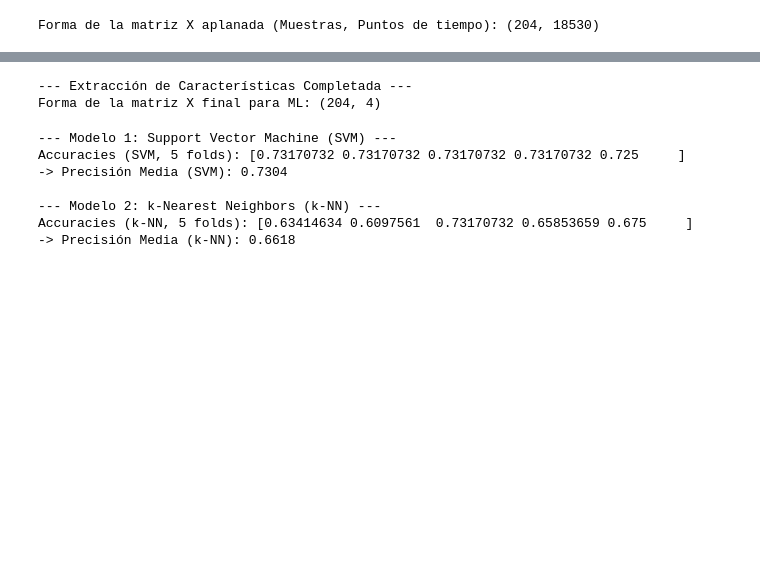
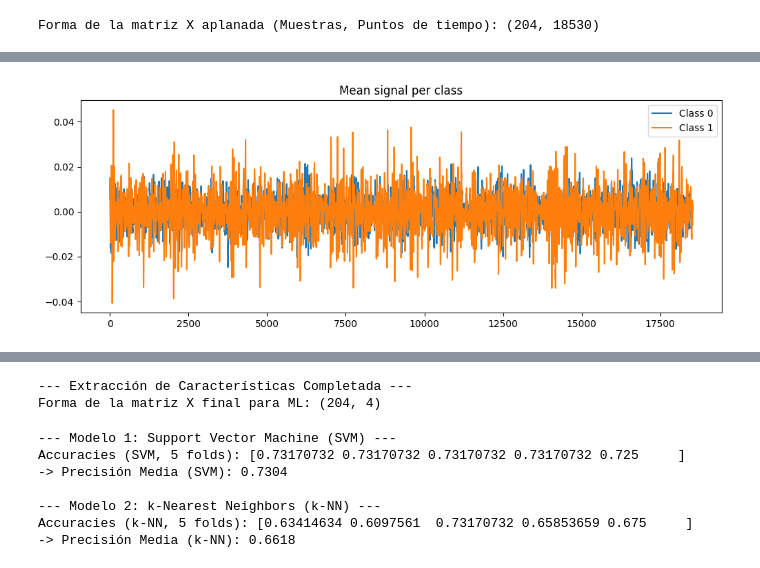
Before and after one commit to Vasco2510/ML_P1_EGG, a Jupyter notebook: tryouts/project5.ipynb, the cells around one changed output, grey strips where cells are left out. Saved outputs shown, nothing was run; the diff lists cells and outputs as text; code cells hidden in the pictures; blank space fills up the shorter version.

```diff
--- a/tryouts/project5.ipynb
+++ b/tryouts/project5.ipynb
@@ -94,0 +141,10 @@ print(df.isnull().sum().sum())
+# %%
+mean_class0 = X[y==0].mean(axis=0)
+mean_class1 = X[y==1].mean(axis=0)
+
+plt.figure(figsize=(12,4))
+plt.plot(mean_class0, label='Class 0')
+plt.plot(mean_class1, label='Class 1')
+plt.legend(); plt.title("Mean signal per class"); plt.show()
+# %% [output]
+[figure, added]
```
Also changed, not shown: parts of 21 cells of this notebook.
